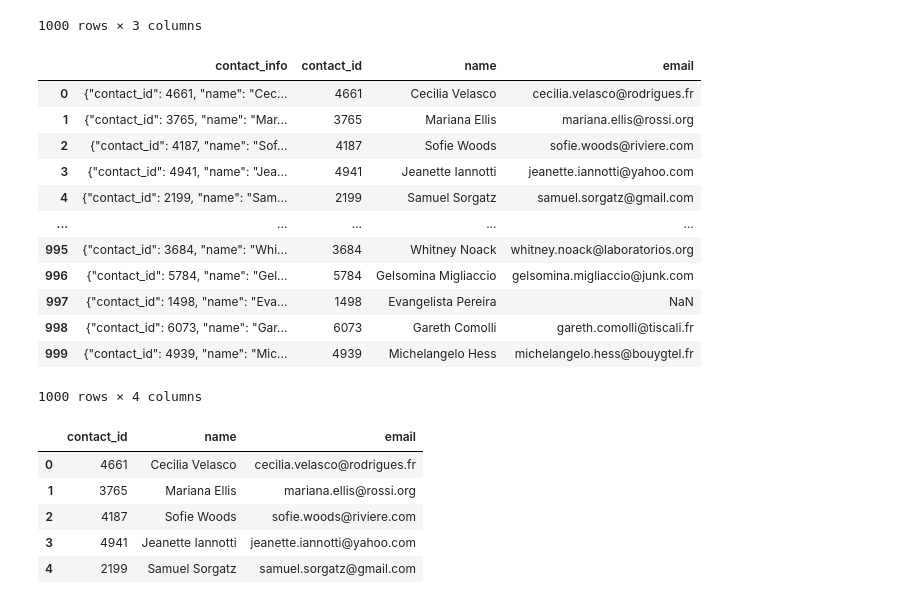
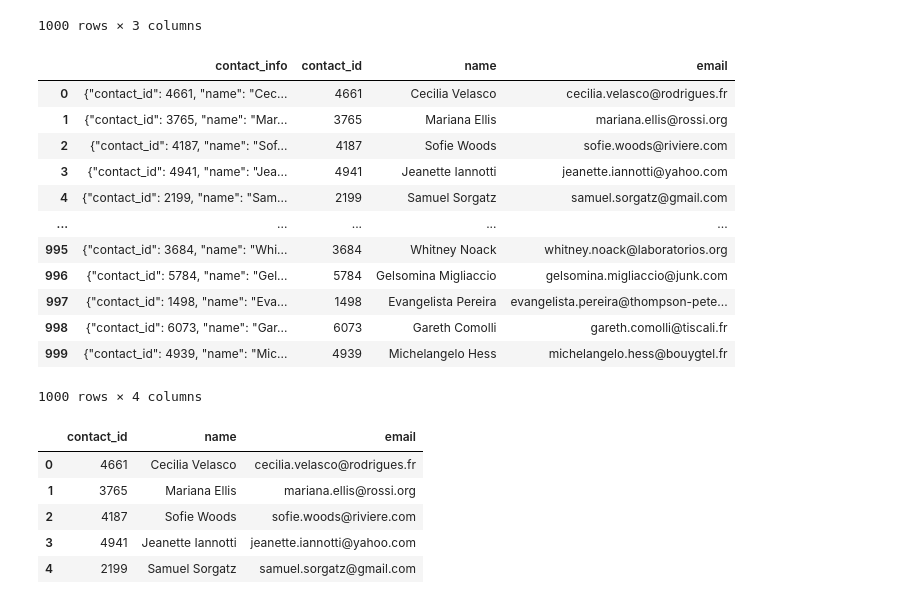
Before and after one commit to Robotrousers/Crowdfunding_ETL, a Jupyter notebook: ETL_Mini_Project_CSaldivar_CTurner.ipynb, the cells around one changed output. Cells and saved outputs as stored; diff of their text form; code cells hidden in the pictures.

Commit message:
fixed NaN in contacts

```diff
--- a/ETL_Mini_Project_CSaldivar_CTurner.ipynb
+++ b/ETL_Mini_Project_CSaldivar_CTurner.ipynb
@@ -510,19 +510,22 @@ contact_info_df_copy
 1000 rows × 3 columns
 # %%
 # Extract the email from the contacts and add the values to a new column.
-contact_info_df_copy['email']=contact_info_df_copy['contact_info'].str.extract(r'"email":\s*"(\w*\.\w*\W\w*\.\w*)"')
+contact_info_df_copy['email']=contact_info_df_copy['contact_info'].str.extract(r'"email":\s*"(.*)"')
+
+
+# contact_info_df_copy['email']=contact_info_df_copy['contact_info'].str.extract(r'"email":\s*"(\w*\.\w*\W\w*\.\w*)"')
 contact_info_df_copy
 # %% [output]
 |  | contact_info | contact_id | name | email |
 | 0 | {"contact_id": 4661, "name": "Cec... | 4661 | Cecilia Velasco | cecilia.velasco@rodrigues.fr |
 | 1 | {"contact_id": 3765, "name": "Mar... | 3765 | Mariana Ellis | mariana.ellis@rossi.org |
 | 2 | {"contact_id": 4187, "name": "Sof... | 4187 | Sofie Woods | sofie.woods@riviere.com |
 | 3 | {"contact_id": 4941, "name": "Jea... | 4941 | Jeanette Iannotti | jeanette.iannotti@yahoo.com |
 | 4 | {"contact_id": 2199, "name": "Sam... | 2199 | Samuel Sorgatz | samuel.sorgatz@gmail.com |
 | ... | ... | ... | ... | ... |
 | 995 | {"contact_id": 3684, "name": "Whi... | 3684 | Whitney Noack | whitney.noack@laboratorios.org |
 | 996 | {"contact_id": 5784, "name": "Gel... | 5784 | Gelsomina Migliaccio | gelsomina.migliaccio@junk.com |
-| 997 | {"contact_id": 1498, "name": "Eva... | 1498 | Evangelista Pereira | NaN |
+| 997 | {"contact_id": 1498, "name": "Eva... | 1498 | Evangelista Pereira | evangelista.pereira@thompson-pete... |
 | 998 | {"contact_id": 6073, "name": "Gar... | 6073 | Gareth Comolli | gareth.comolli@tiscali.fr |
 | 999 | {"contact_id": 4939, "name": "Mic... | 4939 | Michelangelo Hess | michelangelo.hess@bouygtel.fr |
 1000 rows × 4 columns
```
Also changed, not shown: parts of 5 cells of this notebook, 1 other file.
